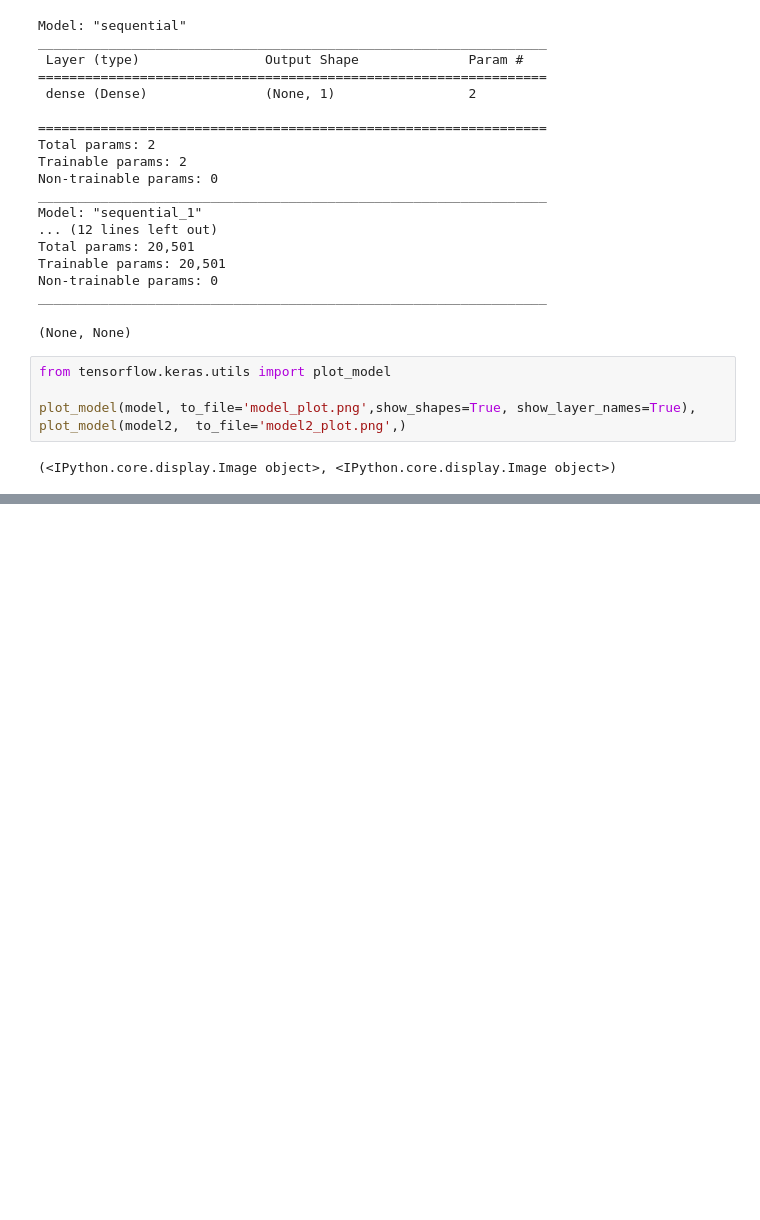
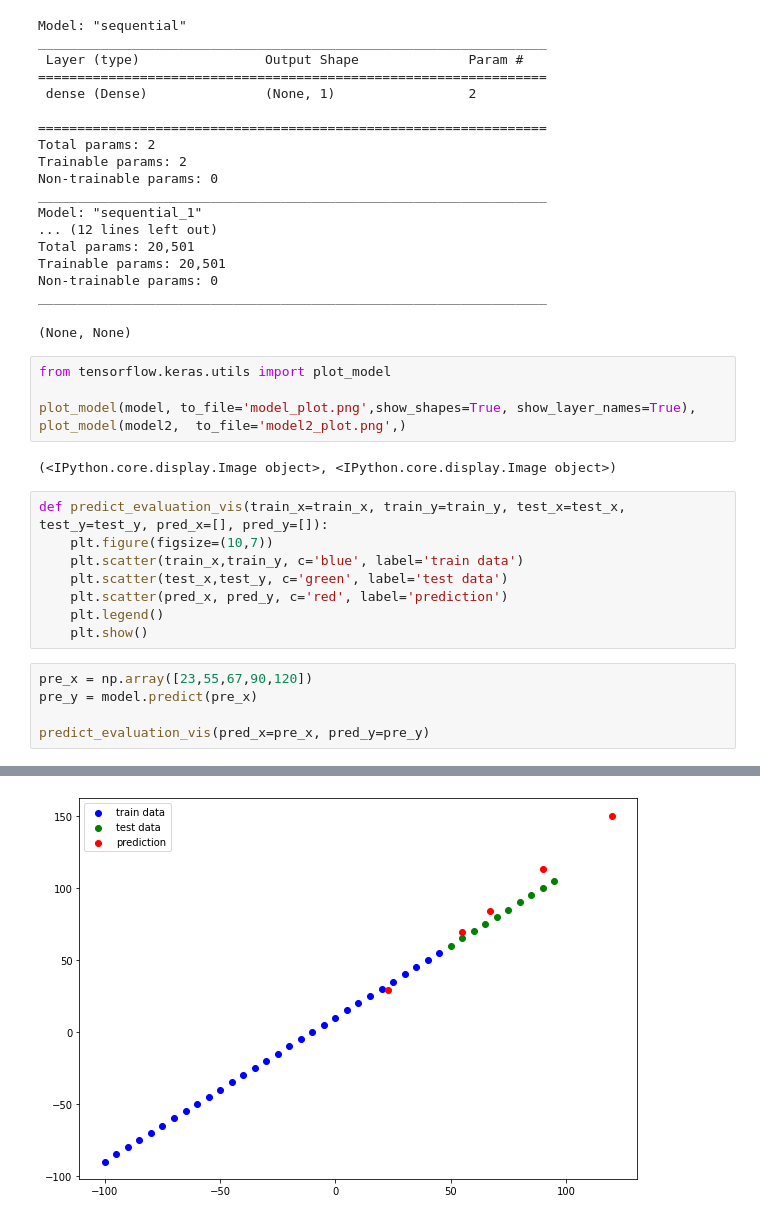
Before and after one commit to xianlinbox/Tensorflow2, a Jupyter notebook: code/neural_network_regression.ipynb, the cells around one changed output, grey strips where cells are left out. Cells and saved outputs as stored; diff of their text form; blank space fills up the shorter version.

Commit message:
visual prediction

```diff
--- a/code/neural_network_regression.ipynb
+++ b/code/neural_network_regression.ipynb
@@ -133,3 +133,17 @@ from tensorflow.keras.utils import plot_model
 plot_model(model, to_file='model_plot.png',show_shapes=True, show_layer_names=True), plot_model(model2,  to_file='model2_plot.png',)
 # %% [output]
 (<IPython.core.display.Image object>, <IPython.core.display.Image object>)
+# %%
+def predict_evaluation_vis(train_x=train_x, train_y=train_y, test_x=test_x, test_y=test_y, pred_x=[], pred_y=[]):
+    plt.figure(figsize=(10,7))
+    plt.scatter(train_x,train_y, c='blue', label='train data')
+    plt.scatter(test_x,test_y, c='green', label='test data')
+    plt.scatter(pred_x, pred_y, c='red', label='prediction')
+    plt.legend()
+    plt.show()
+# %%
+pre_x = np.array([23,55,67,90,120])
+pre_y = model.predict(pre_x)
+
+predict_evaluation_vis(pred_x=pre_x, pred_y=pre_y)
+# %% [output]
@@ -135,0 +151 @@ plot_model(model, to_file='model_plot.png',show_shapes=True, show_layer_names=Tr
+[figure, added]
```
Also changed, not shown: parts of 1 cell of this notebook.
